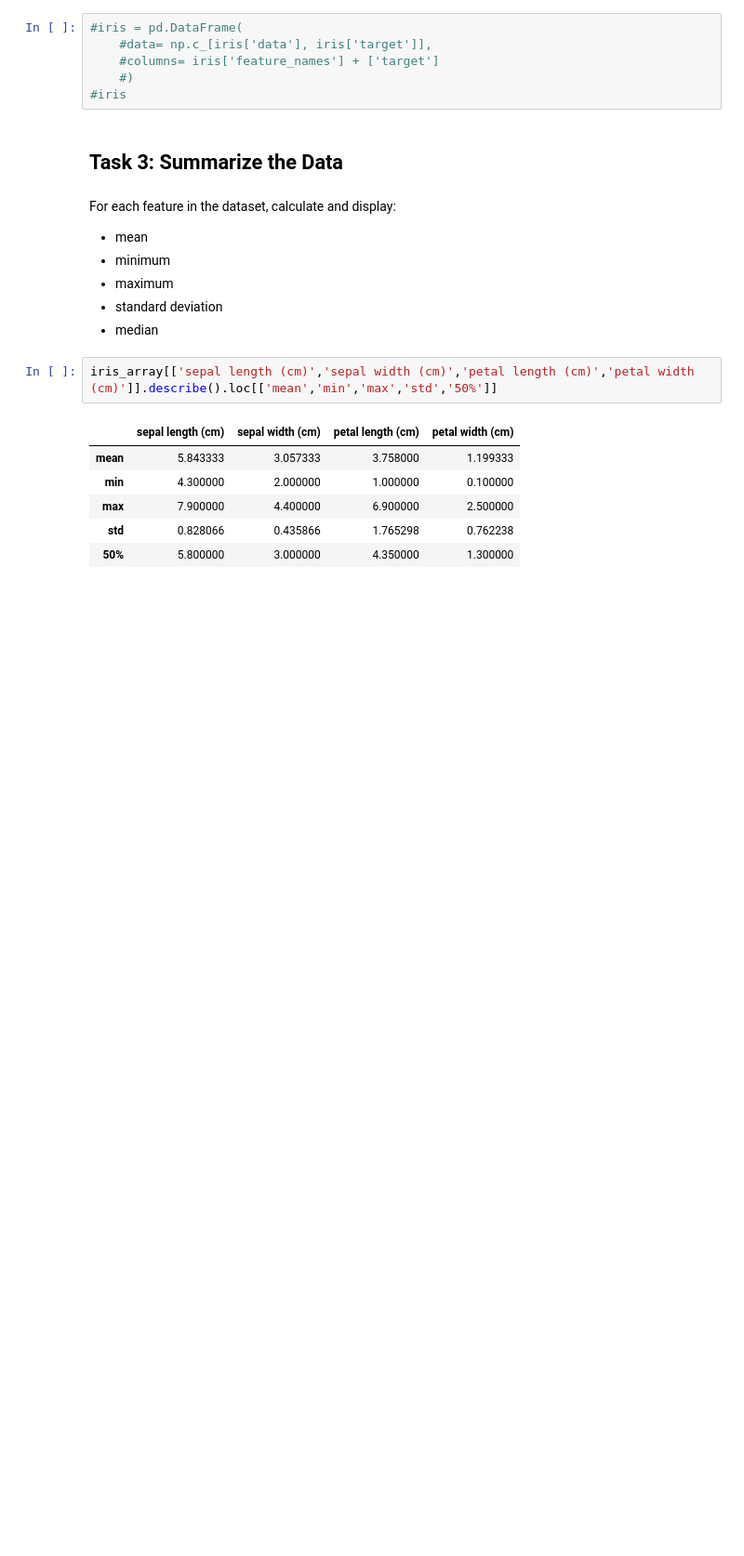
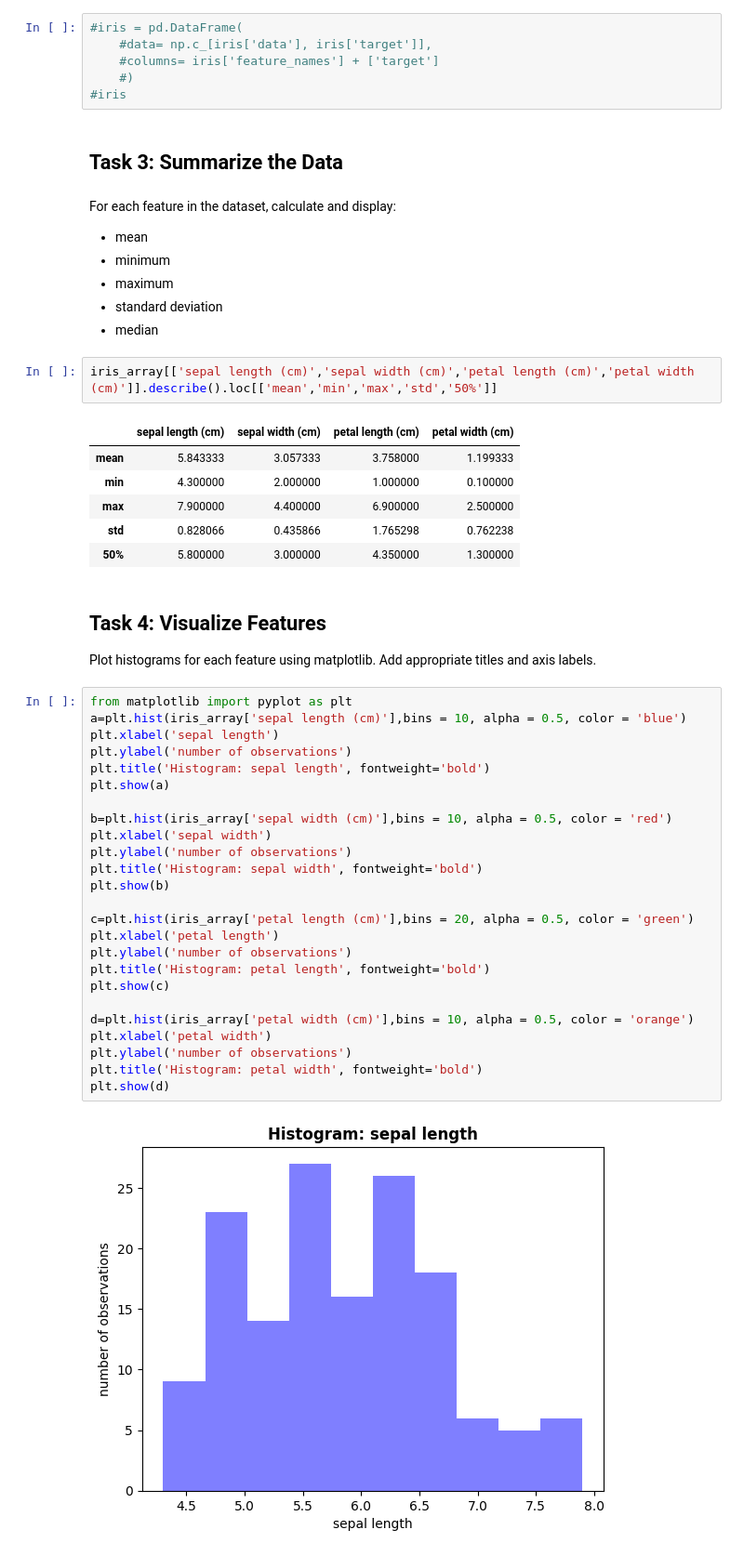
Before and after one commit to quyenphanlyons/data_analytics, a Jupyter notebook: tasks.ipynb, the cells around one changed output. Shown at 93% size. Cells and saved outputs as stored; diff of their text form; blank space fills up the shorter version.

```diff
--- a/tasks.ipynb
+++ b/tasks.ipynb
@@ -90,3 +89,34 @@ iris_array[['sepal length (cm)','sepal width (cm)','petal length (cm)','petal wi
 | max | 7.900000 | 4.400000 | 6.900000 | 2.500000 |
 | std | 0.828066 | 0.435866 | 1.765298 | 0.762238 |
 | 50% | 5.800000 | 3.000000 | 4.350000 | 1.300000 |
+# %% [markdown]
+## Task 4: Visualize Features
+Plot histograms for each feature using matplotlib.
+Add appropriate titles and axis labels.
+# %%
+from matplotlib import pyplot as plt
+a=plt.hist(iris_array['sepal length (cm)'],bins = 10, alpha = 0.5, color = 'blue')
+plt.xlabel('sepal length')
+plt.ylabel('number of observations')
+plt.title('Histogram: sepal length', fontweight='bold')
+plt.show(a)
+
+b=plt.hist(iris_array['sepal width (cm)'],bins = 10, alpha = 0.5, color = 'red')
+plt.xlabel('sepal width')
+plt.ylabel('number of observations')
+plt.title('Histogram: sepal width', fontweight='bold')
+plt.show(b)
+
+c=plt.hist(iris_array['petal length (cm)'],bins = 20, alpha = 0.5, color = 'green')
+plt.xlabel('petal length')
+plt.ylabel('number of observations')
+plt.title('Histogram: petal length', fontweight='bold')
+plt.show(c)
+
+d=plt.hist(iris_array['petal width (cm)'],bins = 10, alpha = 0.5, color = 'orange')
+plt.xlabel('petal width')
+plt.ylabel('number of observations')
+plt.title('Histogram: petal width', fontweight='bold')
+plt.show(d)
+# %% [output]
+[figure, added]
```
Also changed, not shown: parts of 3 cells of this notebook.
